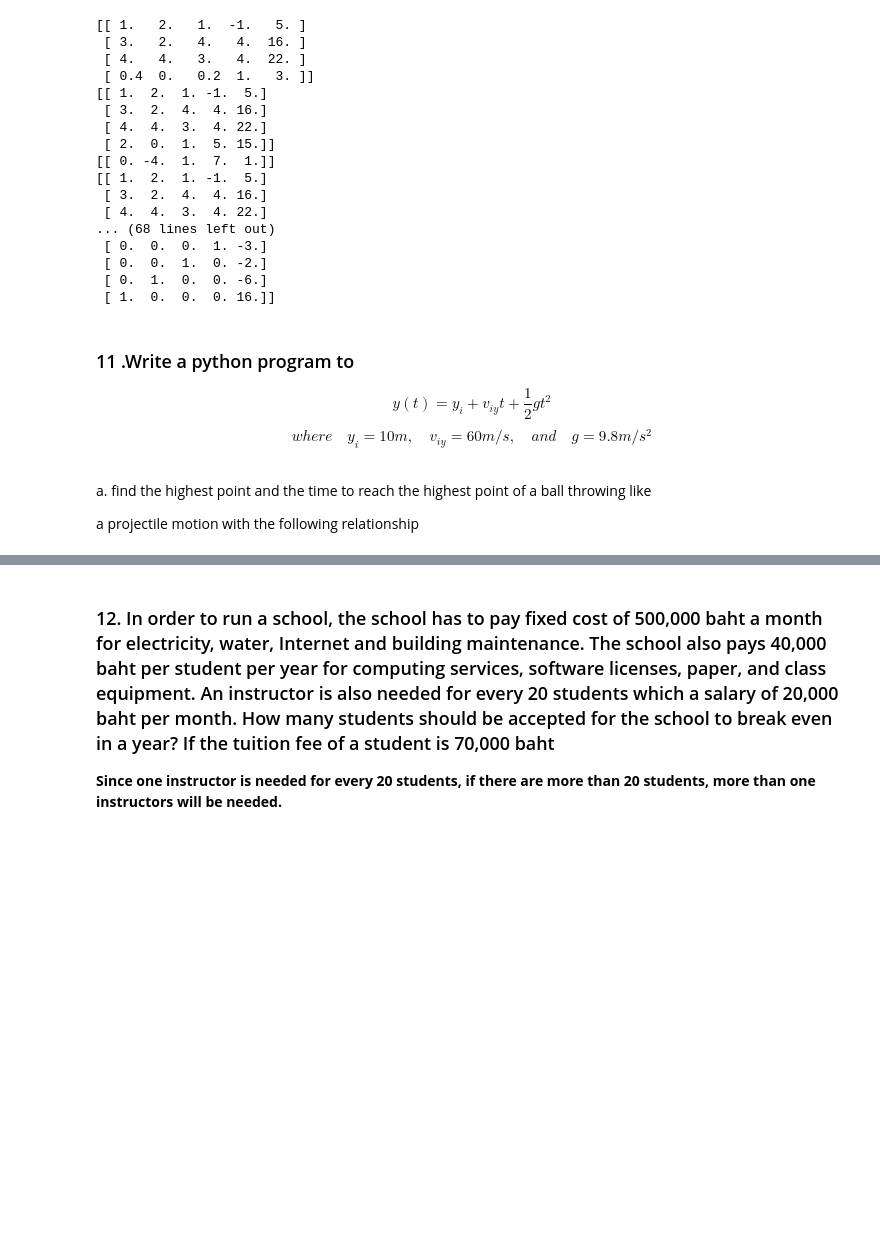
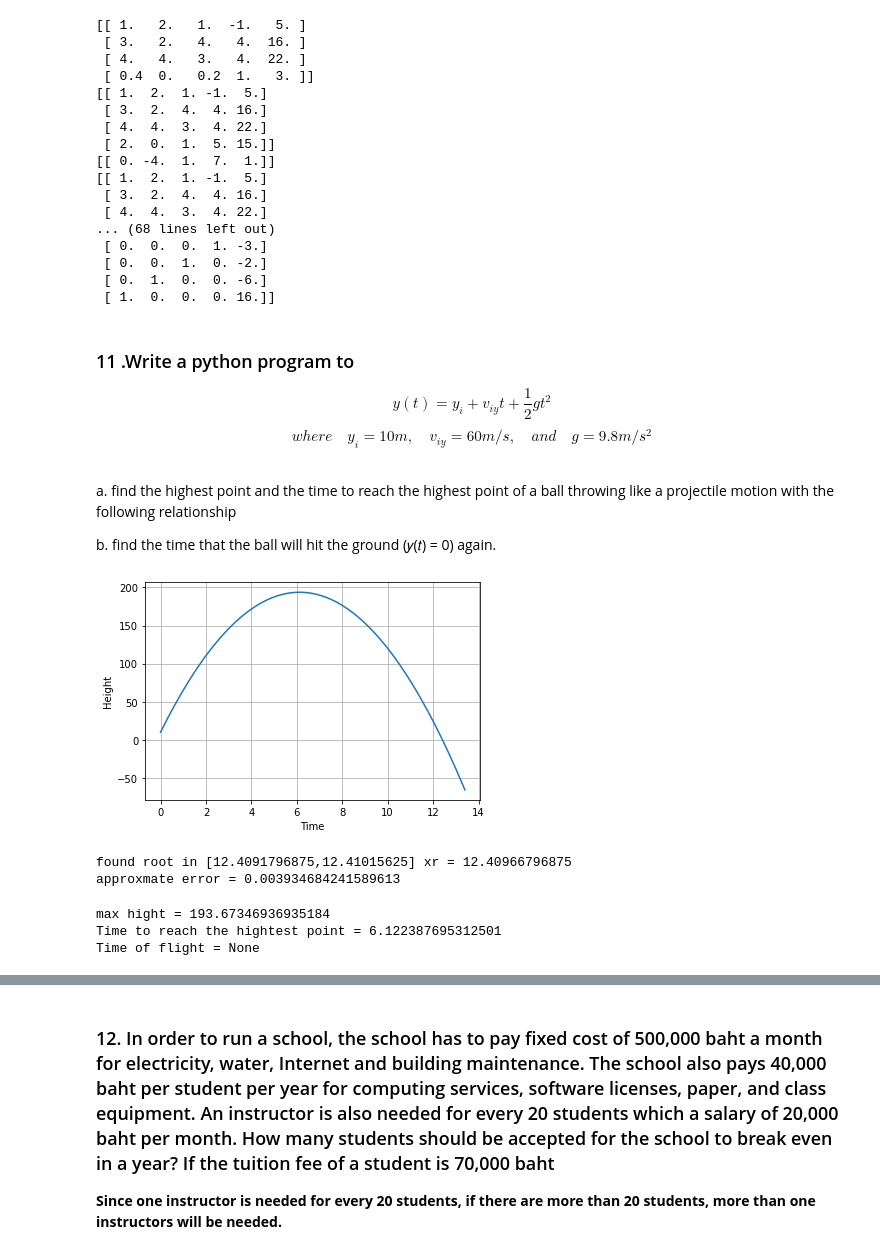
Before and after one commit to itsmebabysmiley/ITCS306, a Jupyter notebook: midterm review/midterm.ipynb, the cells around one changed output, grey strips where cells are left out. Drawn from its saved outputs; the diff is of its cells as text; code cells hidden in the pictures; blank space fills up the shorter version.

```diff
--- a/midterm review/midterm.ipynb
+++ b/midterm review/midterm.ipynb
@@ -898,5 +899,23 @@ y(t) = y_i + v_{iy}t + \frac{1}{2}gt^2
 $$
 $$ where \quad y_i = 10 m,\quad v_{iy} = 60 m/s,\quad and\quad g = 9.8 m/s^2 $$
 a. find the highest point and the time to reach the highest point of a ball throwing like
+a projectile motion with the following relationship
 
-a projectile motion with the following relationship
+b. find the time that the ball will hit the ground (𝑦(𝑡) = 0) again.
+# %%
+def f(t):
+    return 10+60*t+(1/2)*-9.8*t**2
+# %%
+x = np.arange(0,13.5,0.1)
+plt.plot(x,f(x))
+plt.ylabel('Height')
+plt.xlabel('Time')
+plt.grid()
+plt.show()
+# %% [output]
+[figure, added]
+# %%
+time_to_flight = bisection(12,14)
+# %% [output]
+found root in [12.4091796875,12.41015625] xr = 12.40966796875
+approxmate error = 0.003934684241589613
@@ -902,0 +943,8 @@ a projectile motion with the following relationship
+# %%
+print('max hight = {}'.format(max_hight))
+print('Time to reach the hightest point = {}'.format(time_to_reach_the_hightes_point))
+print('Time of flight = {}'.format(time_to_flight))
+# %% [output]
+max hight = 193.67346936935184
+Time to reach the hightest point = 6.122387695312501
+Time of flight = None
```
Also changed, not shown: parts of 9 cells of this notebook.
